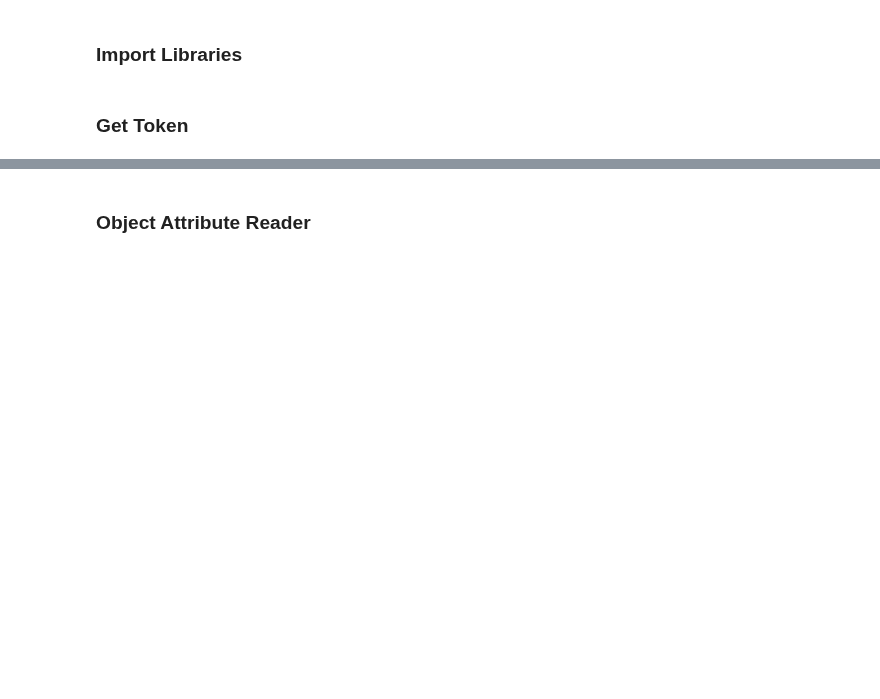
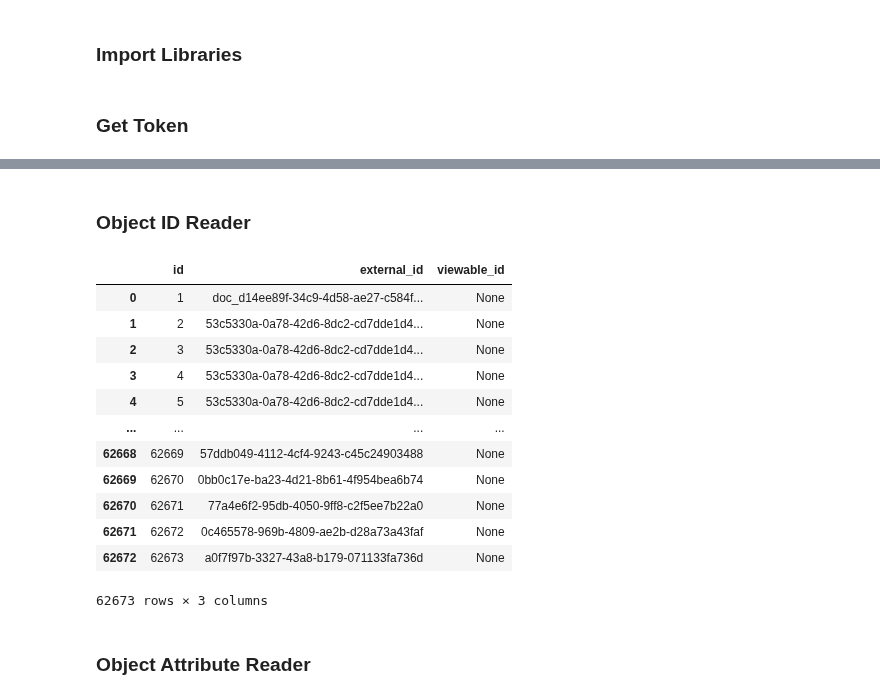
Before and after one commit to chuongmep/aps-toolkit, a Jupyter notebook: APSToolkitPython/Tutorials/Database.ipynb, the cells around one changed output, grey strips where cells are left out. Cells and saved outputs as stored; diff of their text form; code cells hidden in the pictures; blank space fills up the shorter version.

```diff
--- a/APSToolkitPython/Tutorials/Database.ipynb
+++ b/APSToolkitPython/Tutorials/Database.ipynb
@@ -114,2 +40,20 @@ data_objects_id.head(20)
+# %% [markdown]
+### Object ID Reader
+# %%
+db.execute_query("SELECT * FROM _objects_id")
+# %% [output]
+|  | id | external_id | viewable_id |
+| 0 | 1 | doc_d14ee89f-34c9-4d58-ae27-c584f... | None |
+| 1 | 2 | 53c5330a-0a78-42d6-8dc2-cd7dde1d4... | None |
+| 2 | 3 | 53c5330a-0a78-42d6-8dc2-cd7dde1d4... | None |
+| 3 | 4 | 53c5330a-0a78-42d6-8dc2-cd7dde1d4... | None |
+| 4 | 5 | 53c5330a-0a78-42d6-8dc2-cd7dde1d4... | None |
+| ... | ... | ... | ... |
+| 62668 | 62669 | 57ddb049-4112-4cf4-9243-c45c24903488 | None |
+| 62669 | 62670 | 0bb0c17e-ba23-4d21-8b61-4f954bea6b74 | None |
+| 62670 | 62671 | 77a4e6f2-95db-4050-9ff8-c2f5ee7b22a0 | None |
+| 62671 | 62672 | 0c465578-969b-4809-ae2b-d28a73a43faf | None |
+| 62672 | 62673 | a0f7f97b-3327-43a8-b179-071133fa736d | None |
+62673 rows × 3 columns
 # %% [markdown]
 ### Object Attribute Reader
```
Also changed, not shown: parts of 22 cells of this notebook, 6 other files.
